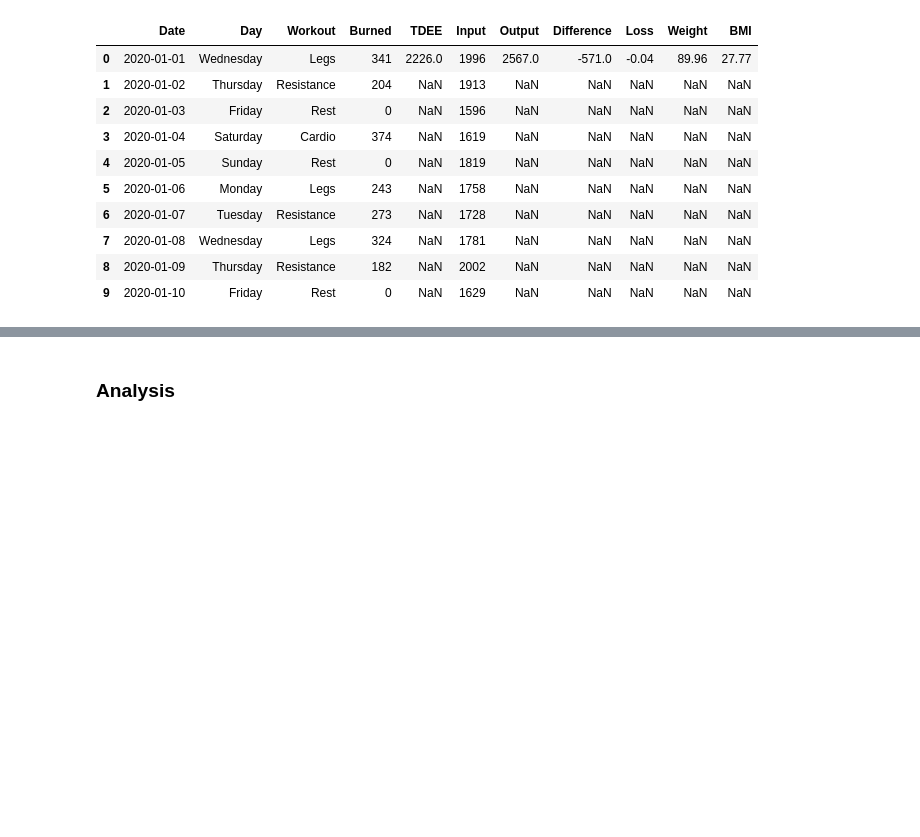
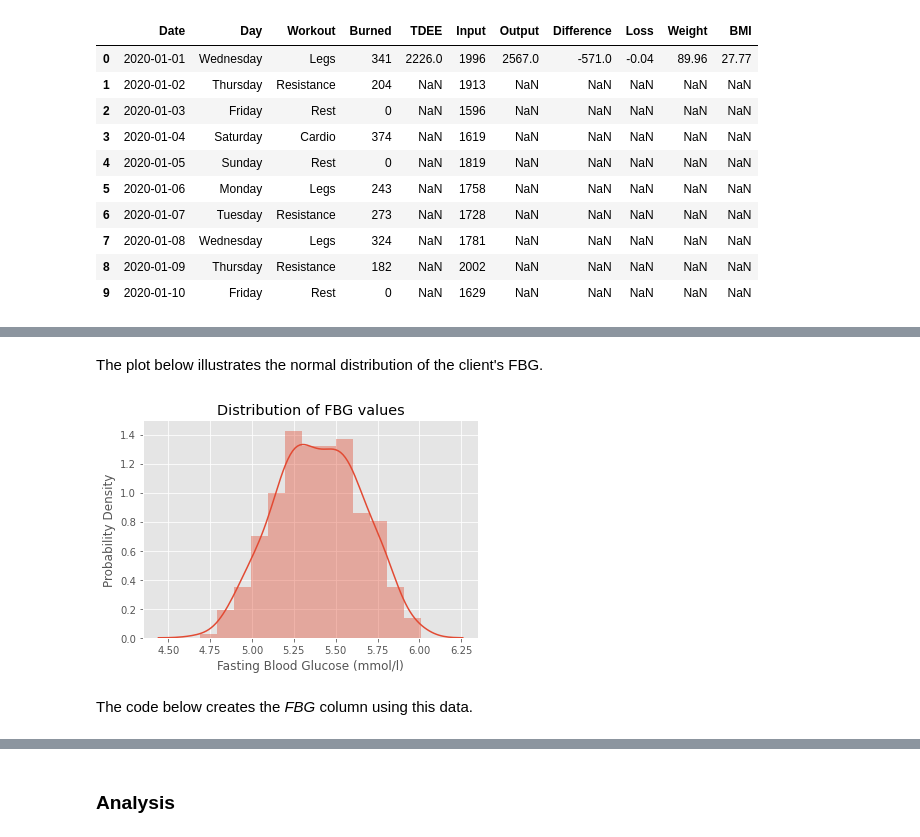
Before and after one commit to GaryLocke91/52465_programming_project, a Jupyter notebook: 52465_programming_project.ipynb, the cells around one changed output, grey strips where cells are left out. Saved outputs shown, nothing was run; the diff lists cells and outputs as text; code cells hidden in the pictures; blank space fills up the shorter version.

```diff
--- a/52465_programming_project.ipynb
+++ b/52465_programming_project.ipynb
@@ -570,5 +601,6 @@ df.head(n=10)
 # %%
-fbg = np.round(np.linspace(5.8, 5.2, 366), 2) + np.round(np.random.normal(0, 0.1, 366), 2)
+# Create a distribution to simulate FBG
+fbg = np.round(np.linspace(5.8, 5.0, 366), 2) + np.round(np.random.normal(0, 0.1, 366), 2)
 
-# Print the first 10 rows of the DataFrame
-df.head(n=10)
+# Print the results
+print(fbg)
@@ -575,6 +625,13 @@ df.head(n=10)
+# %% [markdown]
+The plot below illustrates the normal distribution of the client's FBG.
 # %%
 # Plot the distribution of RHR values
 sns.distplot(fbg)
-plt.xlabel("Fasting Blood Glucose (mmol/L)"), plt.ylabel("Probability Density"), plt.title('Distribution of FBG values'),
+# Add plot title and axes labels
+plt.xlabel("Fasting Blood Glucose (mmol/l)"), plt.ylabel("Probability Density"), plt.title('Distribution of FBG values'),
 plt.show()
+# %% [output]
+[figure, added]
+# %% [markdown]
+The code below creates the *FBG* column using this data.
 # %%
```
Also changed, not shown: parts of 31 cells of this notebook, 2 other files.
